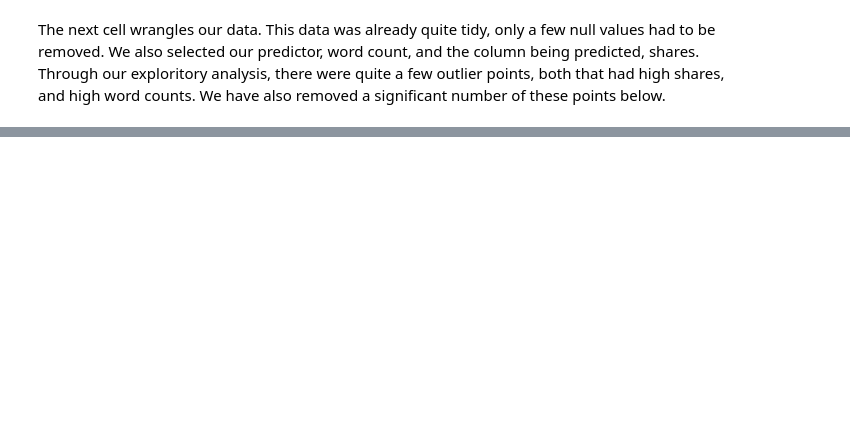
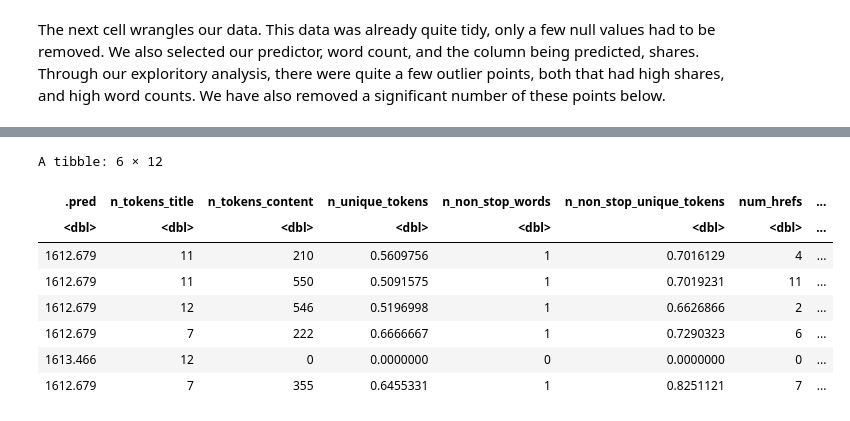
Before and after one commit to EPICxFLIPPER/Project-Report-Group-9, a Jupyter notebook: Project-Report.ipynb, the cells around one changed output, grey strips where cells are left out. Drawn from its saved outputs; the diff is of its cells as text; code cells hidden in the pictures; blank space fills up the shorter version.

```diff
--- a/Project-Report.ipynb
+++ b/Project-Report.ipynb
@@ -171,6 +188,6 @@ popularity_fit
 # %%
 set.seed(9)
-popularity_spec_2 <- nearest_neighbor(weight_func = "rectangular", neighbors = 5) |>
+popularity_spec_2 <- nearest_neighbor(weight_func = "rectangular", neighbors = popularity_fit) |>
 set_engine("kknn") |>
 set_mode("regression")
 
@@ -188,3 +206,12 @@ ERROR: Error in set_mode(set_engine(nearest_neighbor(weight_func = "rectangular"
+A tibble: 6 × 12
+| .pred | n_tokens_title | n_tokens_content | n_unique_tokens | n_non_stop_words | n_non_stop_unique_tokens | num_hrefs | ... |
+| <dbl> | <dbl> | <dbl> | <dbl> | <dbl> | <dbl> | <dbl> | ... |
+| 1612.679 | 11 | 210 | 0.5609756 | 1 | 0.7016129 | 4 | ... |
+| 1612.679 | 11 | 550 | 0.5091575 | 1 | 0.7019231 | 11 | ... |
+| 1612.679 | 12 | 546 | 0.5196998 | 1 | 0.6626866 | 2 | ... |
+| 1612.679 | 7 | 222 | 0.6666667 | 1 | 0.7290323 | 6 | ... |
+| 1613.466 | 12 | 0 | 0.0000000 | 0 | 0.0000000 | 0 | ... |
+| 1612.679 | 7 | 355 | 0.6455331 | 1 | 0.8251121 | 7 | ... |
 # %%
 set.seed(9)
 options(repr.plot.width = 20 , repr.plot.height =10)
```
Also changed, not shown: parts of 7 cells of this notebook.
